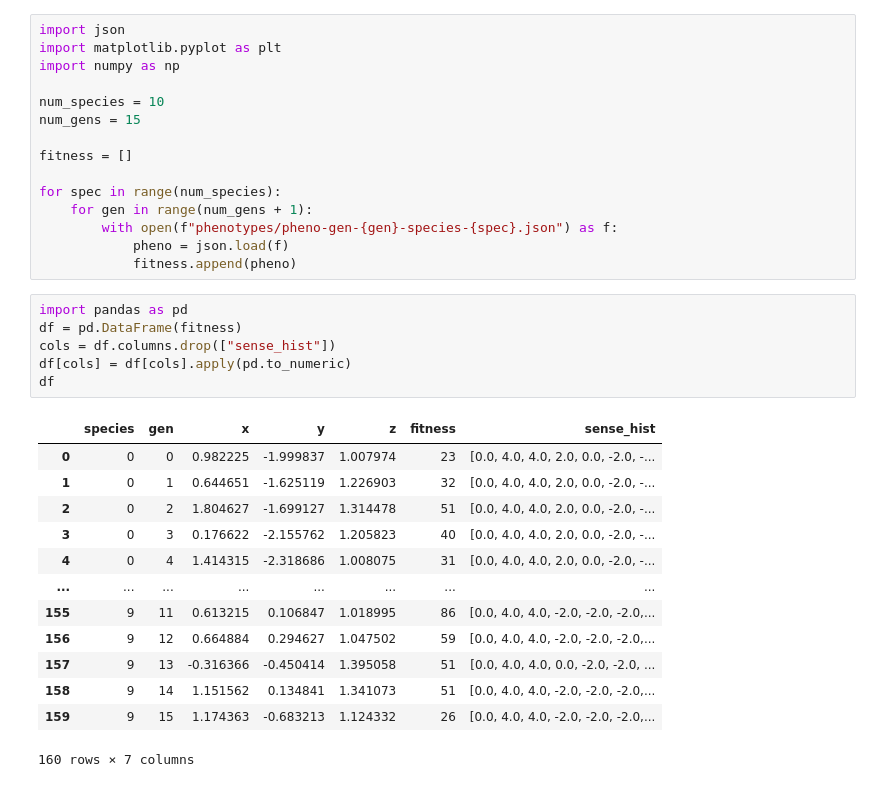
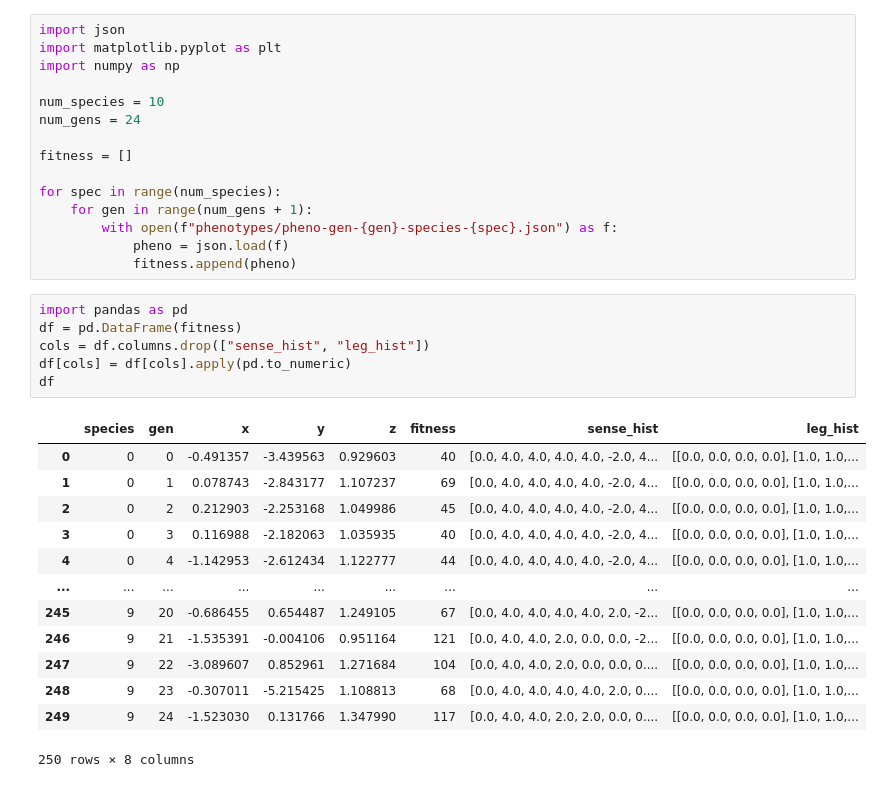
Before and after one commit to Stillerman/Evolutionary-Robotics, a Jupyter notebook: Analyze.ipynb, the cells around one changed output. Drawn from its saved outputs; the diff is of its cells as text.

```diff
--- a/Analyze.ipynb
+++ b/Analyze.ipynb
@@ -4,7 +4,7 @@ import matplotlib.pyplot as plt
 import numpy as np
 
 num_species = 10
-num_gens = 15
+num_gens = 24
 
 fitness = []
 
@@ -16,23 +16,23 @@ for spec in range(num_species):
 # %%
 import pandas as pd
 df = pd.DataFrame(fitness)
-cols = df.columns.drop(["sense_hist"])
+cols = df.columns.drop(["sense_hist", "leg_hist"])
 df[cols] = df[cols].apply(pd.to_numeric)
 df
 # %% [output]
-|  | species | gen | x | y | z | fitness | sense_hist |
-| 0 | 0 | 0 | 0.982225 | -1.999837 | 1.007974 | 23 | [0.0, 4.0, 4.0, 2.0, 0.0, -2.0, -... |
-| 1 | 0 | 1 | 0.644651 | -1.625119 | 1.226903 | 32 | [0.0, 4.0, 4.0, 2.0, 0.0, -2.0, -... |
-| 2 | 0 | 2 | 1.804627 | -1.699127 | 1.314478 | 51 | [0.0, 4.0, 4.0, 2.0, 0.0, -2.0, -... |
-| 3 | 0 | 3 | 0.176622 | -2.155762 | 1.205823 | 40 | [0.0, 4.0, 4.0, 2.0, 0.0, -2.0, -... |
-| 4 | 0 | 4 | 1.414315 | -2.318686 | 1.008075 | 31 | [0.0, 4.0, 4.0, 2.0, 0.0, -2.0, -... |
-| ... | ... | ... | ... | ... | ... | ... | ... |
-| 155 | 9 | 11 | 0.613215 | 0.106847 | 1.018995 | 86 | [0.0, 4.0, 4.0, -2.0, -2.0, -2.0,... |
-| 156 | 9 | 12 | 0.664884 | 0.294627 | 1.047502 | 59 | [0.0, 4.0, 4.0, -2.0, -2.0, -2.0,... |
-| 157 | 9 | 13 | -0.316366 | -0.450414 | 1.395058 | 51 | [0.0, 4.0, 4.0, 0.0, -2.0, -2.0, ... |
-| 158 | 9 | 14 | 1.151562 | 0.134841 | 1.341073 | 51 | [0.0, 4.0, 4.0, -2.0, -2.0, -2.0,... |
-| 159 | 9 | 15 | 1.174363 | -0.683213 | 1.124332 | 26 | [0.0, 4.0, 4.0, -2.0, -2.0, -2.0,... |
+|  | species | gen | x | y | z | fitness | sense_hist | leg_hist |
+| 0 | 0 | 0 | -0.491357 | -3.439563 | 0.929603 | 40 | [0.0, 4.0, 4.0, 4.0, 4.0, -2.0, 4... | [[0.0, 0.0, 0.0, 0.0], [1.0, 1.0,... |
+| 1 | 0 | 1 | 0.078743 | -2.843177 | 1.107237 | 69 | [0.0, 4.0, 4.0, 4.0, 4.0, -2.0, 4... | [[0.0, 0.0, 0.0, 0.0], [1.0, 1.0,... |
+| 2 | 0 | 2 | 0.212903 | -2.253168 | 1.049986 | 45 | [0.0, 4.0, 4.0, 4.0, 4.0, -2.0, 4... | [[0.0, 0.0, 0.0, 0.0], [1.0, 1.0,... |
+| 3 | 0 | 3 | 0.116988 | -2.182063 | 1.035935 | 40 | [0.0, 4.0, 4.0, 4.0, 4.0, -2.0, 4... | [[0.0, 0.0, 0.0, 0.0], [1.0, 1.0,... |
+| 4 | 0 | 4 | -1.142953 | -2.612434 | 1.122777 | 44 | [0.0, 4.0, 4.0, 4.0, 4.0, -2.0, 4... | [[0.0, 0.0, 0.0, 0.0], [1.0, 1.0,... |
+| ... | ... | ... | ... | ... | ... | ... | ... | ... |
+| 245 | 9 | 20 | -0.686455 | 0.654487 | 1.249105 | 67 | [0.0, 4.0, 4.0, 4.0, 4.0, 2.0, -2... | [[0.0, 0.0, 0.0, 0.0], [1.0, 1.0,... |
+| 246 | 9 | 21 | -1.535391 | -0.004106 | 0.951164 | 121 | [0.0, 4.0, 4.0, 2.0, 0.0, 0.0, -2... | [[0.0, 0.0, 0.0, 0.0], [1.0, 1.0,... |
+| 247 | 9 | 22 | -3.089607 | 0.852961 | 1.271684 | 104 | [0.0, 4.0, 4.0, 2.0, 0.0, 0.0, 0.... | [[0.0, 0.0, 0.0, 0.0], [1.0, 1.0,... |
+| 248 | 9 | 23 | -0.307011 | -5.215425 | 1.108813 | 68 | [0.0, 4.0, 4.0, 4.0, 4.0, 2.0, 0.... | [[0.0, 0.0, 0.0, 0.0], [1.0, 1.0,... |
+| 249 | 9 | 24 | -1.523030 | 0.131766 | 1.347990 | 117 | [0.0, 4.0, 4.0, 2.0, 2.0, 0.0, 0.... | [[0.0, 0.0, 0.0, 0.0], [1.0, 1.0,... |
-160 rows × 7 columns
+250 rows × 8 columns
 # %%
 # df[df.species == 3][["fitness", "gen"]].plot(x="gen", y="fitness")
 for i in range(num_species):
```
Also changed, not shown: parts of 6 cells of this notebook, 1 other file.
